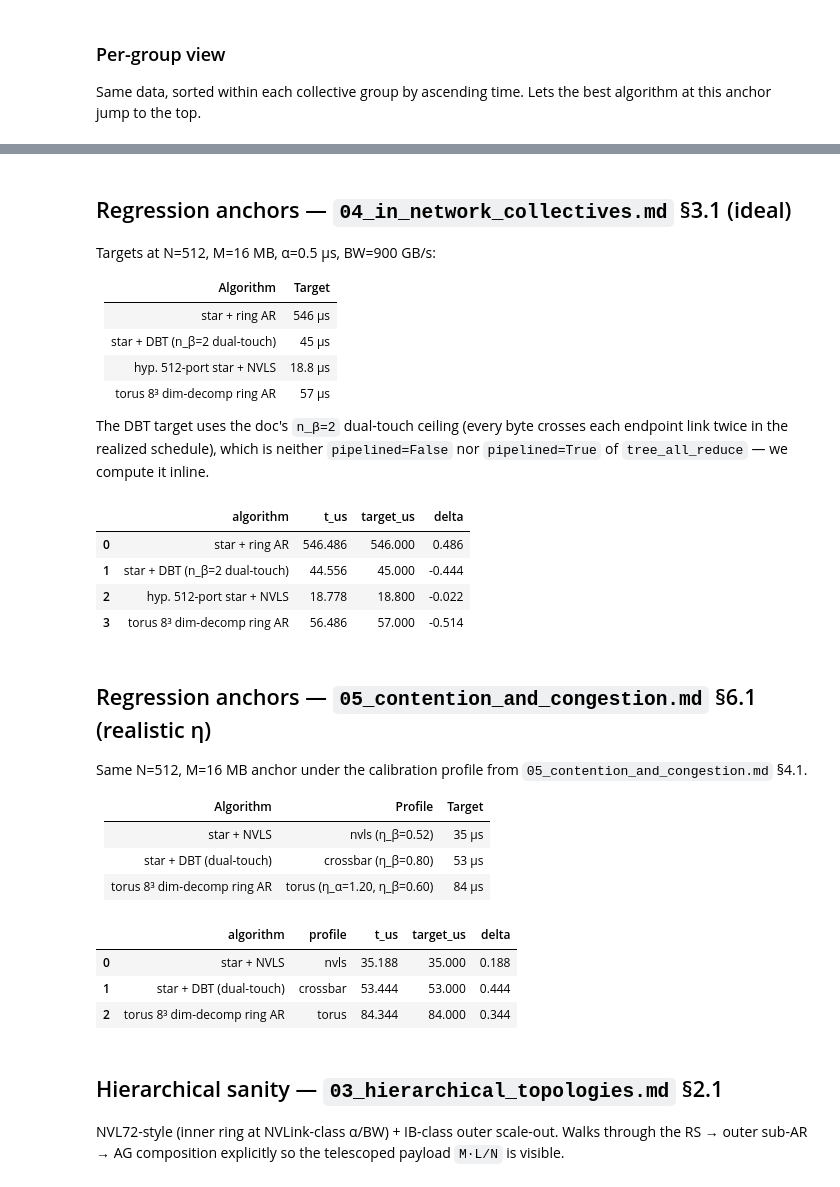
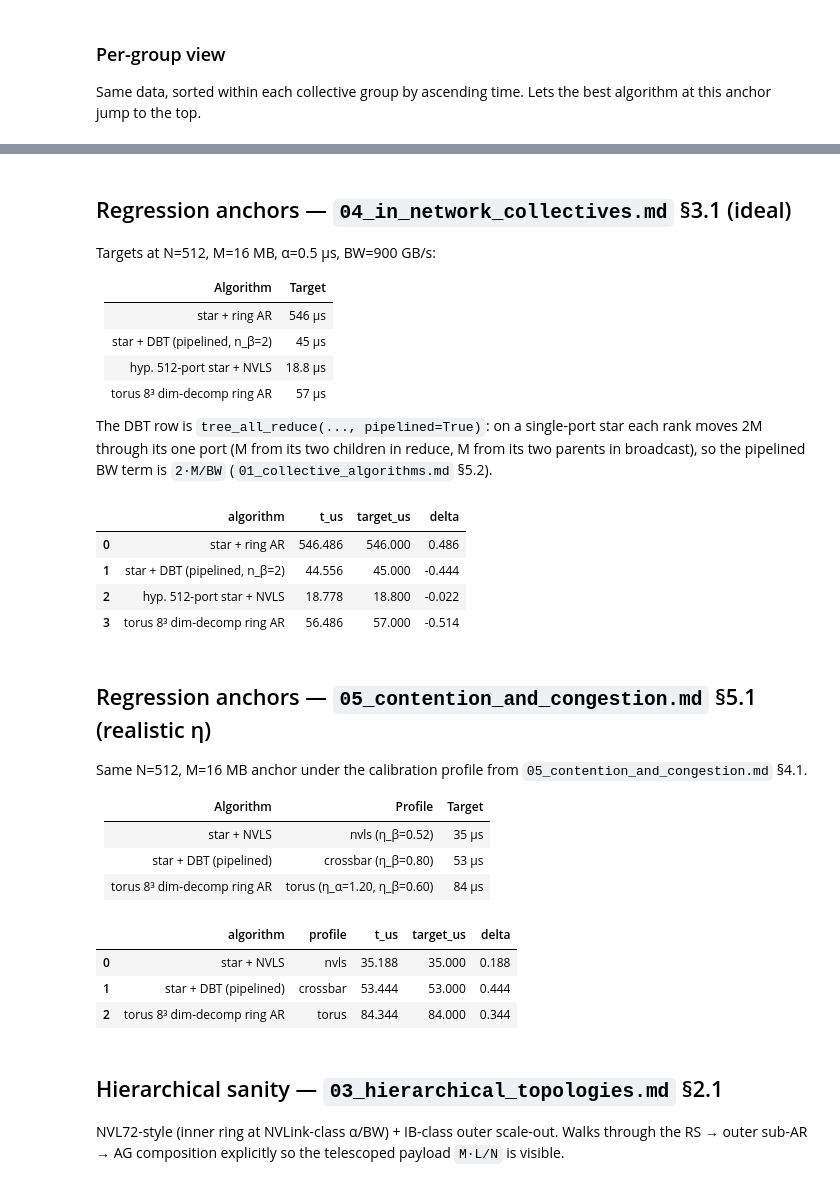
Before and after one commit to spiceMonkey/collective-comm, a Jupyter notebook: code/notebooks/00_api_enumeration.ipynb, the cells around one changed output, grey strips where cells are left out. Drawn from its saved outputs; the diff is of its cells as text; code cells hidden in the pictures.

```diff
--- a/code/notebooks/00_api_enumeration.ipynb
+++ b/code/notebooks/00_api_enumeration.ipynb
@@ -112,73 +112,56 @@ Targets at N=512, M=16 MB, α=0.5 μs, BW=900 GB/s:
 | Algorithm | Target |
 |---|---|
 | star + ring AR | 546 μs |
-| star + DBT (n_β=2 dual-touch) | 45 μs |
+| star + DBT (pipelined, n_β=2) | 45 μs |
 | hyp. 512-port star + NVLS | 18.8 μs |
 | torus 8³ dim-decomp ring AR | 57 μs |
 
-The DBT target uses the doc's `n_β=2` dual-touch ceiling (every byte crosses each endpoint link twice in the realized schedule), which is neither `pipelined=False` nor `pipelined=True` of `tree_all_reduce` — we compute it inline.
+The DBT row is `tree_all_reduce(..., pipelined=True)`: on a single-port star each rank moves 2M through its one port (M from its two children in reduce, M from its two parents in broadcast), so the pipelined BW term is `2·M/BW` (`01_collective_algorithms.md` §5.2).
 # %%
-import math
-
 M, G, alpha, bw = anchors.M, anchors.G, anchors.alpha, anchors.bw
-log_G = math.ceil(math.log2(G))
 
 ladder_ideal = [
     ('star + ring AR',
      to_us(cc.ring_all_reduce(M, G, alpha, bw)),                         546.0),
-    ('star + DBT (n_β=2 dual-touch)',
-     to_us(2 * log_G * alpha + 2.0 * (M / bw)),                          45.0),
+    ('star + DBT (pipelined, n_β=2)',
+     to_us(cc.tree_all_reduce(M, G, alpha, bw, pipelined=True)),         45.0),
     ('hyp. 512-port star + NVLS',
      to_us(cc.inc_all_reduce(M, alpha, bw)),                             18.8),
     ('torus 8³ dim-decomp ring AR',
      to_us(cc.torus_all_reduce(M, anchors.dims, alpha, bw)),             57.0),
 ]
 ideal_df = pd.DataFrame(ladder_ideal, columns=['algorithm', 't_us', 'target_us'])
 ideal_df['delta'] = ideal_df['t_us'] - ideal_df['target_us']
 ideal_df
 # %% [output]
 |  | algorithm | t_us | target_us | delta |
 | 0 | star + ring AR | 546.486 | 546.000 | 0.486 |
-| 1 | star + DBT (n_β=2 dual-touch) | 44.556 | 45.000 | -0.444 |
+| 1 | star + DBT (pipelined, n_β=2) | 44.556 | 45.000 | -0.444 |
 | 2 | hyp. 512-port star + NVLS | 18.778 | 18.800 | -0.022 |
 | 3 | torus 8³ dim-decomp ring AR | 56.486 | 57.000 | -0.514 |
 # %% [markdown]
-## Regression anchors — `05_contention_and_congestion.md` §6.1 (realistic η)
+## Regression anchors — `05_contention_and_congestion.md` §5.1 (realistic η)
 
 Same N=512, M=16 MB anchor under the calibration profile from `05_contention_and_congestion.md` §4.1.
 
 | Algorithm | Profile | Target |
 |---|---|---|
 | star + NVLS | nvls (η_β=0.52) | 35 μs |
-| star + DBT (dual-touch) | crossbar (η_β=0.80) | 53 μs |
+| star + DBT (pipelined) | crossbar (η_β=0.80) | 53 μs |
 | torus 8³ dim-decomp ring AR | torus (η_α=1.20, η_β=0.60) | 84 μs |
 # %%
-from core.collective_cost import apply_eta
-
-def eta_dbt_dual_touch(M, G, alpha, bw, eta_alpha, eta_beta):
-    """DBT with the n_β=2 dual-touch BW form, η-discounted."""
-    a, b = apply_eta(alpha, bw, eta_alpha, eta_beta)
-    log_G = math.ceil(math.log2(G))
-    return 2 * log_G * a + 2.0 * (M / b)
+from core.collective_cost import realistic_cost
 
 ladder_real = []
-for label, fn, profile, target in [
-    ('star + NVLS',
-     lambda M, G, a, b: cc.inc_all_reduce(M, a, b),
-     'nvls',     35.0),
-    ('star + DBT (dual-touch)',
-     eta_dbt_dual_touch,
-     'crossbar', 53.0),
-    ('torus 8³ dim-decomp ring AR',
-     lambda M, G, a, b: cc.torus_all_reduce(M, anchors.dims, a, b),
-     'torus',    84.0),
+for label, fn, args, kwargs, profile, target in [
+    ('star + NVLS', cc.inc_all_reduce, (M, alpha, bw), {}, 'nvls', 35.0),
+    ('star + DBT (pipelined)', cc.tree_all_reduce, (M, G, alpha, bw),
+     {'pipelined': True}, 'crossbar', 53.0),
+    ('torus 8³ dim-decomp ring AR', cc.torus_all_reduce,
+     (M, anchors.dims, alpha, bw), {}, 'torus', 84.0),
 ]:
     eta_a, eta_b = ETA_PROFILES[profile]
-    if fn is eta_dbt_dual_touch:
-        t_us = to_us(eta_dbt_dual_touch(M, G, alpha, bw, eta_a, eta_b))
-    else:
-        a, b = apply_eta(alpha, bw, eta_a, eta_b)
-        t_us = to_us(fn(M, G, a, b))
+    t_us = to_us(realistic_cost(fn, *args, eta_alpha=eta_a, eta_beta=eta_b, **kwargs))
     ladder_real.append((label, profile, t_us, target))
 
 real_df = pd.DataFrame(ladder_real, columns=['algorithm', 'profile', 't_us', 'target_us'])
@@ -187,7 +170,7 @@ real_df
 # %% [output]
 |  | algorithm | profile | t_us | target_us | delta |
 | 0 | star + NVLS | nvls | 35.188 | 35.000 | 0.188 |
-| 1 | star + DBT (dual-touch) | crossbar | 53.444 | 53.000 | 0.444 |
+| 1 | star + DBT (pipelined) | crossbar | 53.444 | 53.000 | 0.444 |
 | 2 | torus 8³ dim-decomp ring AR | torus | 84.344 | 84.000 | 0.344 |
 # %% [markdown]
 ## Hierarchical sanity — `03_hierarchical_topologies.md` §2.1
```
Also changed, not shown: parts of 5 cells of this notebook, 18 other files.
